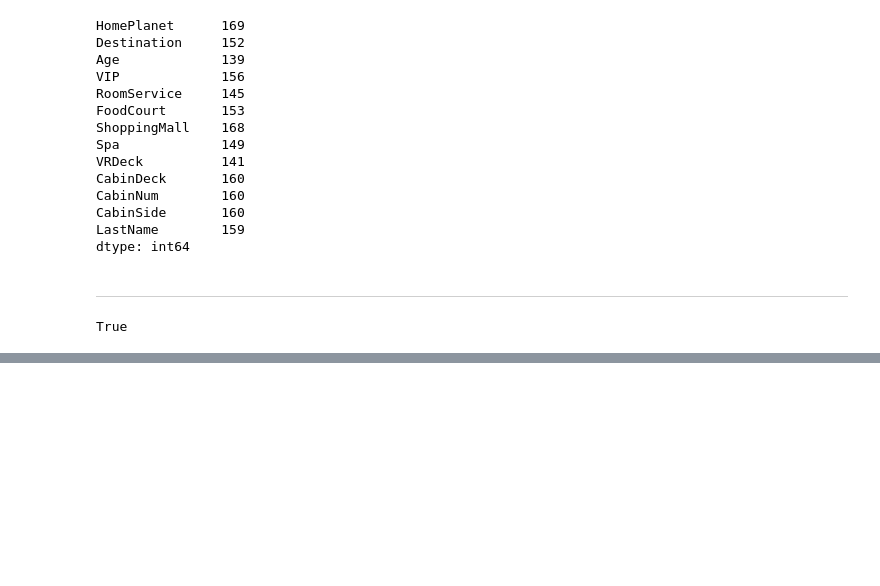
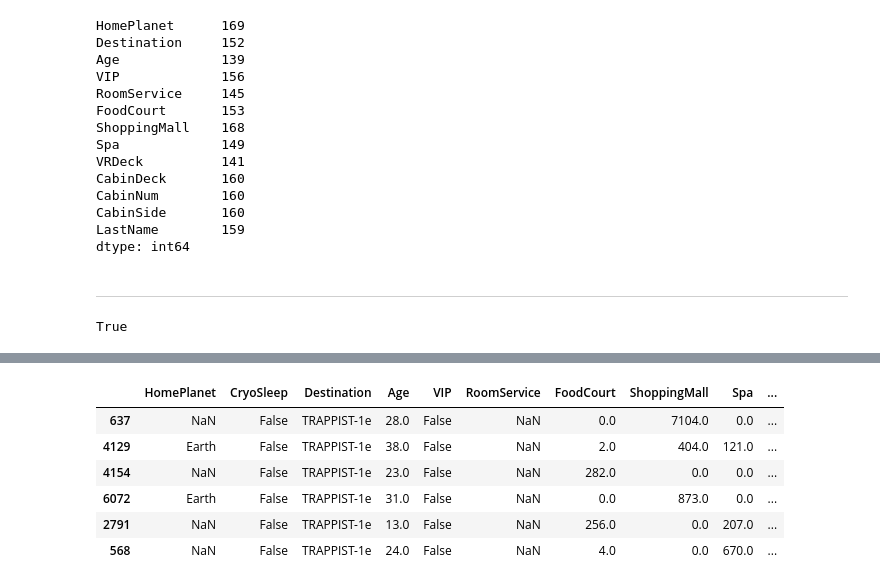
Before and after one commit to mhenriqueof/nn-classification-spaceship-titanic, a Jupyter notebook: notebooks/01_preprocessing.ipynb, the cells around one changed output, grey strips where cells are left out. Drawn from its saved outputs; the diff is of its cells as text; code cells hidden in the pictures; blank space fills up the shorter version.

```diff
--- a/notebooks/01_preprocessing.ipynb
+++ b/notebooks/01_preprocessing.ipynb
@@ -520,0 +637,14 @@ True
+# %%
+for amenity in amenities:
+    # Awake and Age >= 13 → impute with median by HomePlanet
+    for home_planet in home_planets:
+        mask = df.query(f"(HomePlanet == '{home_planet}') & (CryoSleep == False) & (Age >= 13)")
+        amenity_median = mask[amenity].median()
+        indexes = mask[amenity].isna().index
+
+        df.loc[indexes, amenity] = df.loc[indexes, amenity].fillna(amenity_median)
+
+    # Asleep or Age < 13 → 0
+    indexes = df.query(f"(CryoSleep == True) | (Age < 13)")[amenity].isna().index
+    df.loc[indexes, amenity] = df.loc[indexes, amenity].fillna(0)
+show_missing_values(df)
@@ -520,0 +666,10 @@ True
+# %%
+df[df['RoomService'].isna()]
+# %% [output]
+|  | HomePlanet | CryoSleep | Destination | Age | VIP | RoomService | FoodCourt | ShoppingMall | Spa | ... |
+| 637 | NaN | False | TRAPPIST-1e | 28.0 | False | NaN | 0.0 | 7104.0 | 0.0 | ... |
+| 4129 | Earth | False | TRAPPIST-1e | 38.0 | False | NaN | 2.0 | 404.0 | 121.0 | ... |
+| 4154 | NaN | False | TRAPPIST-1e | 23.0 | False | NaN | 282.0 | 0.0 | 0.0 | ... |
+| 6072 | Earth | False | TRAPPIST-1e | 31.0 | False | NaN | 0.0 | 873.0 | 0.0 | ... |
+| 2791 | NaN | False | TRAPPIST-1e | 13.0 | False | NaN | 256.0 | 0.0 | 207.0 | ... |
+| 568 | NaN | False | TRAPPIST-1e | 24.0 | False | NaN | 4.0 | 0.0 | 670.0 | ... |
```
Also changed, not shown: parts of 10 cells of this notebook.
